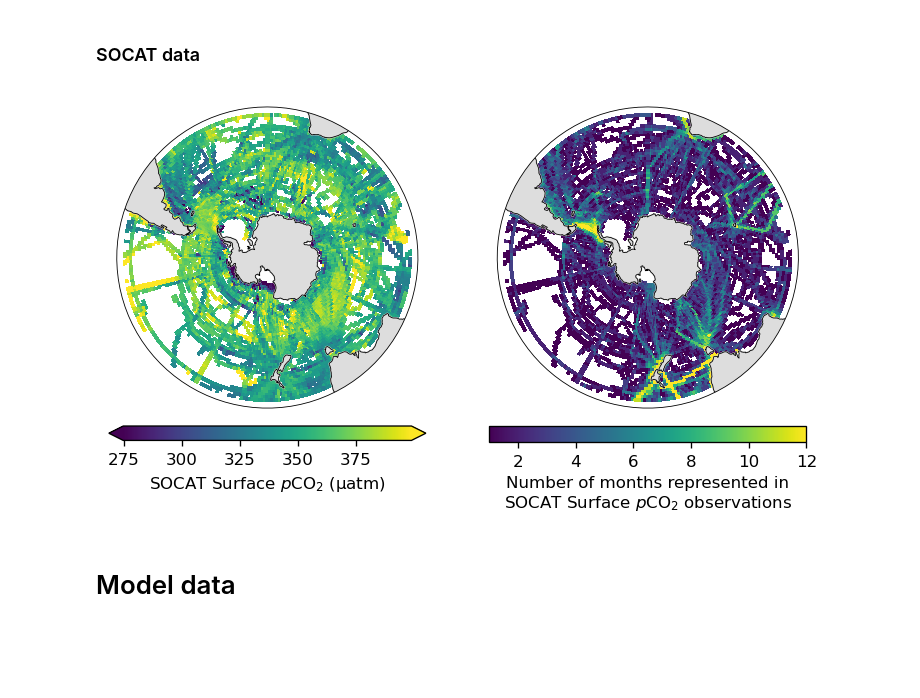
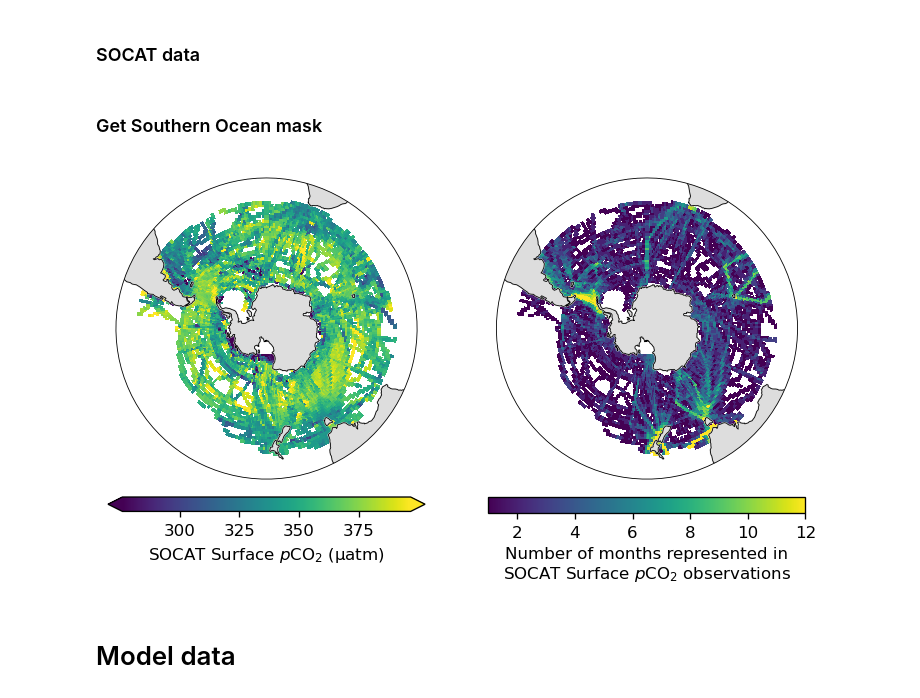
Before and after one commit to RECCAP2-ocean/R2-scripts, a Jupyter notebook: notebooks/python_workflow_example.ipynb, the cells around one changed output. Cells and saved outputs as stored; diff of their text form; code cells hidden in the pictures; blank space fills up the shorter version.

Commit message:
added region loading to the python scripts

```diff
--- a/notebooks/python_workflow_example.ipynb
+++ b/notebooks/python_workflow_example.ipynb
@@ -160,6 +161,9 @@ data.save_dataset_with_compression(
     f'/home/gregorl/Projects/2021-RECCAP2-SouthernOcean/data2/SO_{varname}_dataProdBsk19.nc')
 # %% [markdown]
 ### SOCAT data
+# %%
+base = '/home/gregorl/Projects/2021-RECCAP2-SouthernOcean/data2/'
+fname = data.download("https://www.socat.info/socat_files/v2021/SOCATv2021_tracks_gridded_monthly.nc.zip", path=base)
 # %%
 from pyseaflux import fCO2_to_pCO2
 
@@ -179,35 +182,40 @@ data.save_dataset_with_compression(
+# %% [markdown]
+### Get Southern Ocean mask
+# %%
+so = data.regions.southern != 0
 # %%
 fig = plt.figure(figsize=(viz.fw2, viz.fw1+1), dpi=120)
 
-socat_mean_pco2 = spco2_socat.spco2_socat.sel(lat=slice(-80, -30)).mean('time')
-socat_mon_repr = (
+socat_mean_pco2 = spco2_socat.spco2_socat.sel(lat=slice(-80, -30)).mean('time').where(so)
+socat_mon_repr = (  # the number of months of the year represented in SOCAT
     spco2_socat.spco2_socat
     .sel(lat=slice(-80, -30))
-    .groupby('time.month')
-    .mean('time')
-    .count('month')
-    .where(lambda x: x != 0)
+    .groupby('time.month')  # groupby the month of the year to make a climatology
+    .mean('time')  # averaging is just to get some sort of value
+    .count('month')  # now we count the months of the climatology
+    .where(lambda x: x != 0)  # mask out zero counts
+    .where(so)  # apply the southern ocean mask
 )
 
 img1 = socat_mean_pco2.map(
     pos=121,
     proj=crs.SouthPolarStereo(),
     round=True,
     cbar_kwargs=dict(orientation='horizontal')
 )
 
 img2 = socat_mon_repr.map(
     pos=122,
     proj=crs.SouthPolarStereo(),
     round=True,
     cbar_kwargs=dict(orientation='horizontal'),
     robust=False,
 )
 
 img1.colorbar.set_label('SOCAT Surface $p$CO$_2$ (µatm)')
 img2.colorbar.set_label('Number of months represented in\nSOCAT Surface $p$CO$_2$ observations')
 # %% [output]
-[figure, old version]
+[figure, new version]
 # %% [markdown]
 # Model data
 # %% [markdown]
```
Also changed, not shown: parts of 2 cells of this notebook, 3 other files.
